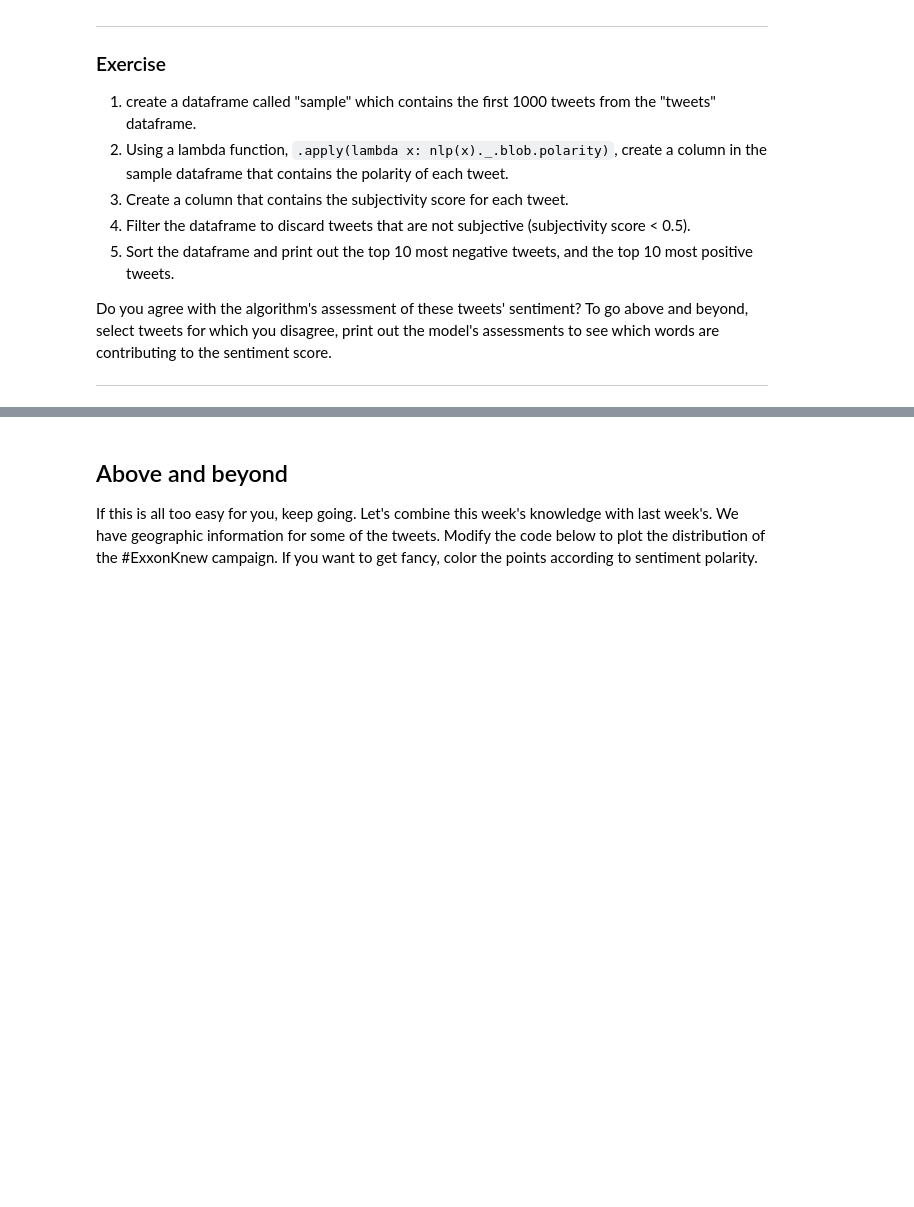
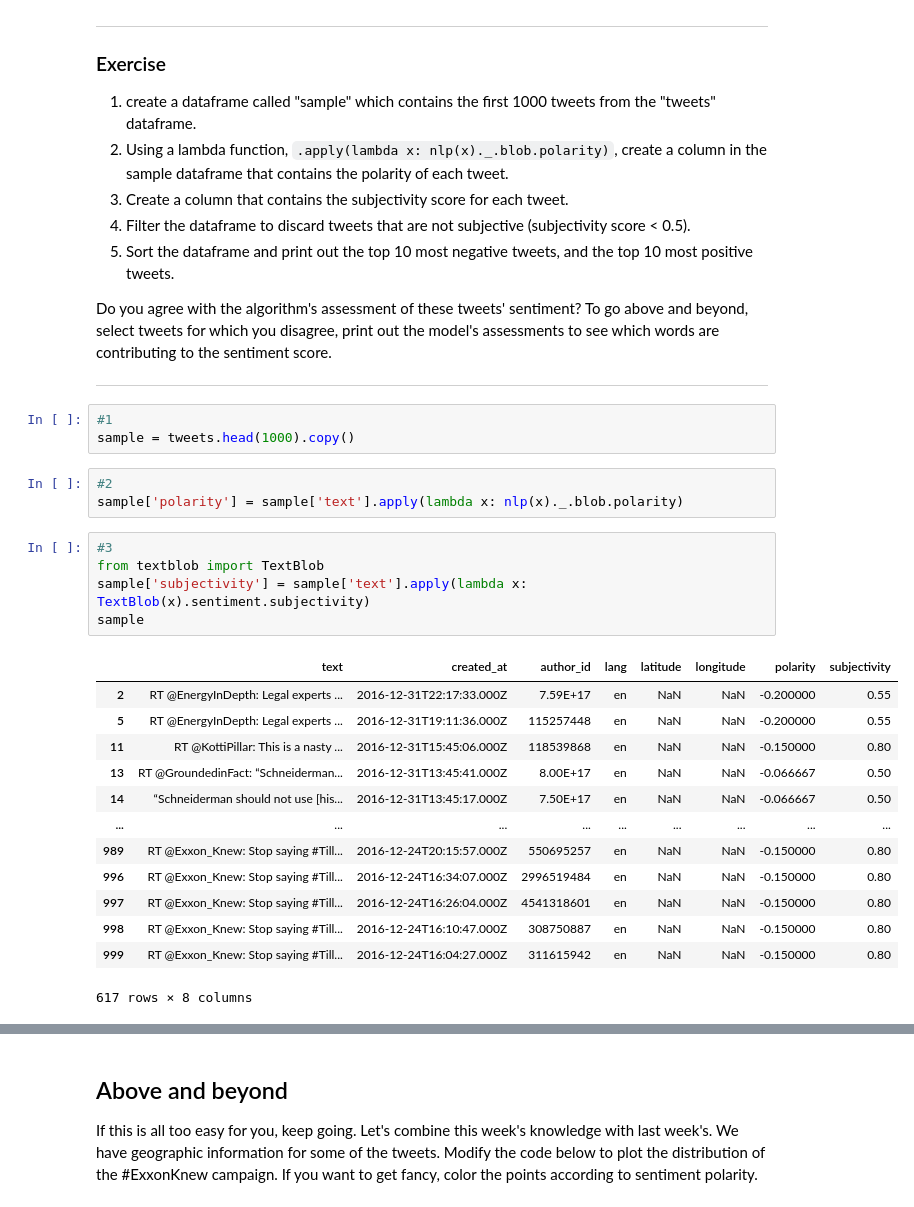
Before and after one commit to khou128/QM2, a Jupyter notebook: notebooks/W04. Natural Language Processing.ipynb, the cells around one changed output, grey strips where cells are left out. Cells and saved outputs as stored; diff of their text form; blank space fills up the shorter version.

```diff
--- a/notebooks/W04. Natural Language Processing.ipynb
+++ b/notebooks/W04. Natural Language Processing.ipynb
@@ -684,3 +684,28 @@ We can see that the model has deemed this tweet to be expressing negative sentim
 Do you agree with the algorithm's assessment of these tweets' sentiment? To go above and beyond, select tweets for which you disagree, print out the model's assessments to see which words are contributing to the sentiment score.
 
 ---
+# %%
+#1
+sample = tweets.head(1000).copy()
+# %%
+#2
+sample['polarity'] = sample['text'].apply(lambda x: nlp(x)._.blob.polarity)
+# %%
+#3
+from textblob import TextBlob
+sample['subjectivity'] = sample['text'].apply(lambda x: TextBlob(x).sentiment.subjectivity)
+sample
+# %% [output]
+|  | text | created_at | author_id | lang | latitude | longitude | polarity | subjectivity |
+| 2 | RT @EnergyInDepth: Legal experts ... | 2016-12-31T22:17:33.000Z | 7.59E+17 | en | NaN | NaN | -0.200000 | 0.55 |
+| 5 | RT @EnergyInDepth: Legal experts ... | 2016-12-31T19:11:36.000Z | 115257448 | en | NaN | NaN | -0.200000 | 0.55 |
+| 11 | RT @KottiPillar: This is a nasty ... | 2016-12-31T15:45:06.000Z | 118539868 | en | NaN | NaN | -0.150000 | 0.80 |
+| 13 | RT @GroundedinFact: “Schneiderman... | 2016-12-31T13:45:41.000Z | 8.00E+17 | en | NaN | NaN | -0.066667 | 0.50 |
+| 14 | “Schneiderman should not use [his... | 2016-12-31T13:45:17.000Z | 7.50E+17 | en | NaN | NaN | -0.066667 | 0.50 |
+| ... | ... | ... | ... | ... | ... | ... | ... | ... |
+| 989 | RT @Exxon_Knew: Stop saying #Till... | 2016-12-24T20:15:57.000Z | 550695257 | en | NaN | NaN | -0.150000 | 0.80 |
+| 996 | RT @Exxon_Knew: Stop saying #Till... | 2016-12-24T16:34:07.000Z | 2996519484 | en | NaN | NaN | -0.150000 | 0.80 |
+| 997 | RT @Exxon_Knew: Stop saying #Till... | 2016-12-24T16:26:04.000Z | 4541318601 | en | NaN | NaN | -0.150000 | 0.80 |
+| 998 | RT @Exxon_Knew: Stop saying #Till... | 2016-12-24T16:10:47.000Z | 308750887 | en | NaN | NaN | -0.150000 | 0.80 |
+| 999 | RT @Exxon_Knew: Stop saying #Till... | 2016-12-24T16:04:27.000Z | 311615942 | en | NaN | NaN | -0.150000 | 0.80 |
+617 rows × 8 columns
```
Also changed, not shown: parts of 2 cells of this notebook.
